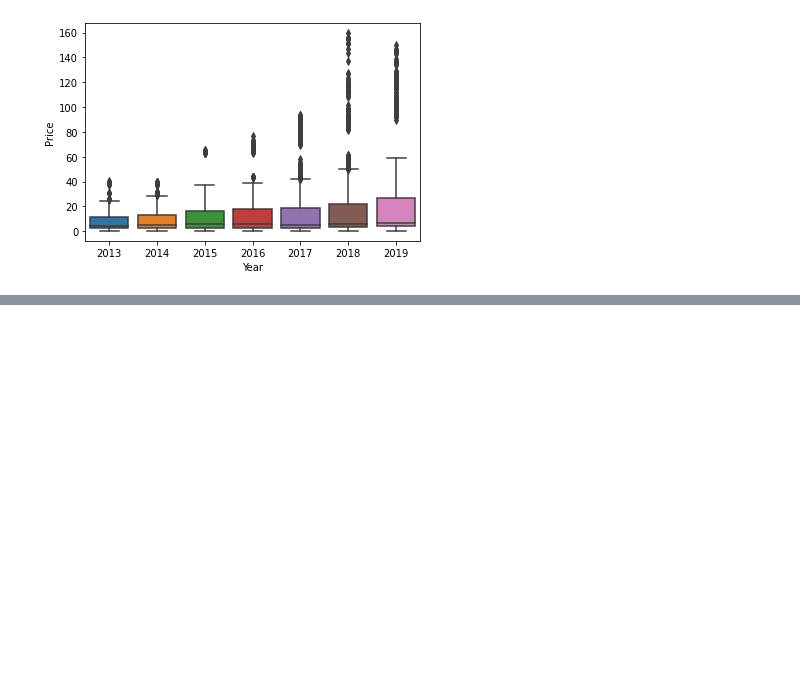
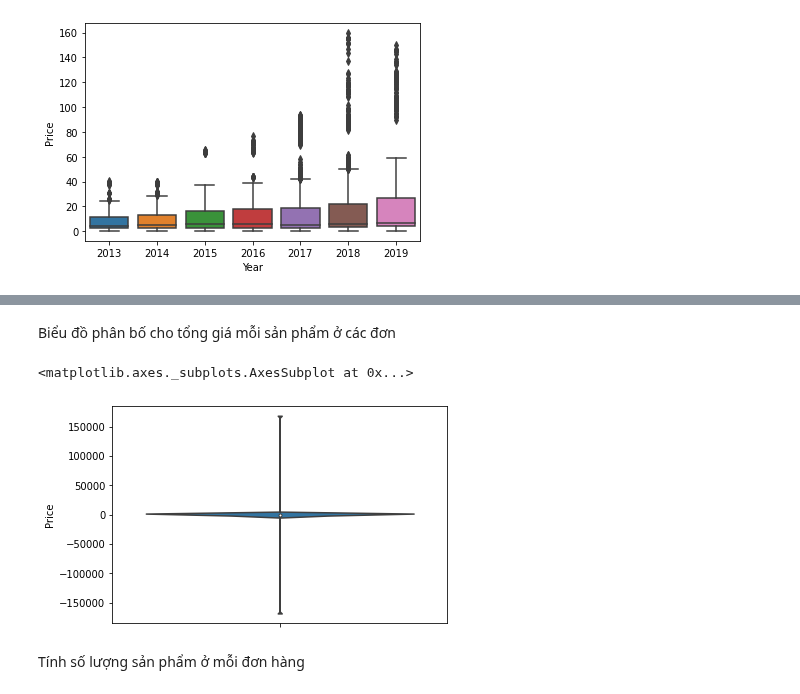
Before and after one commit to mark3000-010701/Dataanalyst, a Jupyter notebook: Thực_hành_Data_Visualization_3_.ipynb, the cells around one changed output, grey strips where cells are left out. Saved outputs shown, nothing was run; the diff lists cells and outputs as text; code cells hidden in the pictures; blank space fills up the shorter version.

```diff
--- a/Thực_hành_Data_Visualization_3_.ipynb
+++ b/Thực_hành_Data_Visualization_3_.ipynb
@@ -111,0 +150,9 @@ sns.boxplot(x = "Year", y = "Price", data=df)
+# %% [markdown]
+Biểu đồ phân bố cho tổng giá mỗi sản phẩm ở các đơn
+# %%
+sns.violinplot(y = "Price", data=df)
+# %% [output]
+<matplotlib.axes._subplots.AxesSubplot at 0x...>
+[figure, added]
+# %% [markdown]
+Tính số lượng sản phẩm ở mỗi đơn hàng
```
Also changed, not shown: parts of 21 cells of this notebook.
